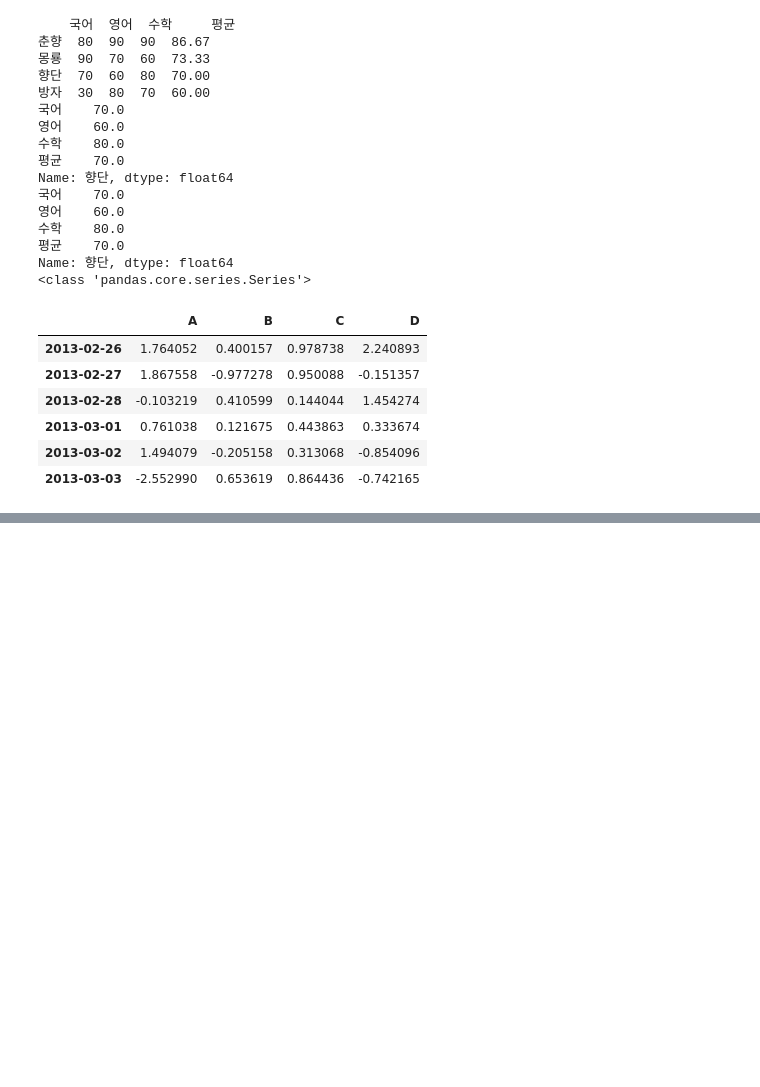
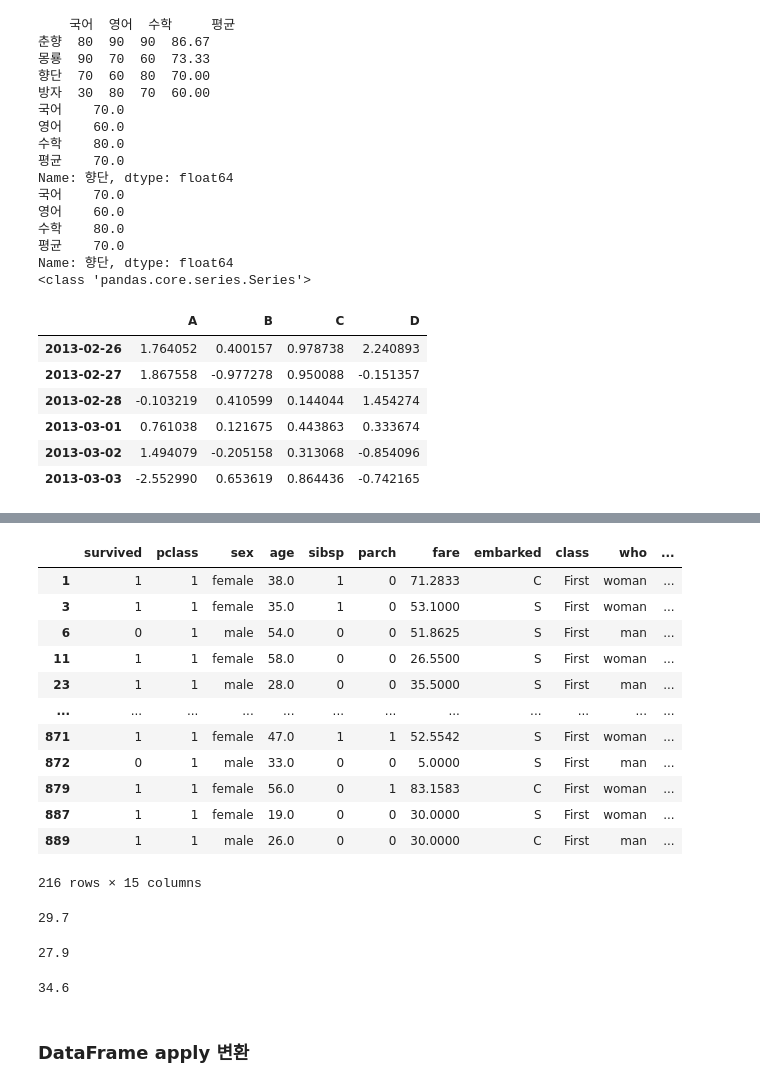
Before and after one commit to beongchang0423/python_basic, a Jupyter notebook: 6.Basic_Pandas.ipynb, the cells around one changed output, grey strips where cells are left out. Drawn from its saved outputs; the diff is of its cells as text; code cells hidden in the pictures; blank space fills up the shorter version.

```diff
--- a/6.Basic_Pandas.ipynb
+++ b/6.Basic_Pandas.ipynb
@@ -394,0 +894,38 @@ pd.DataFrame(value,index = pd.date_range("20130226",periods=6),columns =list('AB
+# %%
+titanic.loc[titanic.pclass ==1]
+# %% [output]
+|  | survived | pclass | sex | age | sibsp | parch | fare | embarked | class | who | ... |
+| 1 | 1 | 1 | female | 38.0 | 1 | 0 | 71.2833 | C | First | woman | ... |
+| 3 | 1 | 1 | female | 35.0 | 1 | 0 | 53.1000 | S | First | woman | ... |
+| 6 | 0 | 1 | male | 54.0 | 0 | 0 | 51.8625 | S | First | man | ... |
+| 11 | 1 | 1 | female | 58.0 | 0 | 0 | 26.5500 | S | First | woman | ... |
+| 23 | 1 | 1 | male | 28.0 | 0 | 0 | 35.5000 | S | First | man | ... |
+| ... | ... | ... | ... | ... | ... | ... | ... | ... | ... | ... | ... |
+| 871 | 1 | 1 | female | 47.0 | 1 | 1 | 52.5542 | S | First | woman | ... |
+| 872 | 0 | 1 | male | 33.0 | 0 | 0 | 5.0000 | S | First | man | ... |
+| 879 | 1 | 1 | female | 56.0 | 0 | 1 | 83.1583 | C | First | woman | ... |
+| 887 | 1 | 1 | female | 19.0 | 0 | 0 | 30.0000 | S | First | woman | ... |
+| 889 | 1 | 1 | male | 26.0 | 0 | 0 | 30.0000 | C | First | man | ... |
+216 rows × 15 columns
+# %%
+round(titanic['age'].mean(),1)
+# %% [output]
+29.7
+# %%
+female_age_mean = titanic[titanic.sex =='female']['age'].mean()
+round(female_age_mean,1)
+# %% [output]
+27.9
+# %%
+#내코드
+pclass = titanic[titanic.pclass == 1]
+round(pclass[pclass.sex=='female']['age'].mean(),1)
+#선생님 코드
+round(titanic[(titanic['pclass']==1) & (titanic['sex'] == 'female')]['age'].mean(),1)
+# True False bool type 을 구하는 연산들에 대해 &연산을 추가해 조건들을 중첩해 줄 수 있다.
+#zeus 코드
+titanic.loc[titanic.pclass == 1].loc[titanic.sex == "female"]["age"].mean()
+# %% [output]
+34.6
+# %% [markdown]
+### DataFrame apply 변환
```
Also changed, not shown: parts of 59 cells of this notebook, 9 other files.
